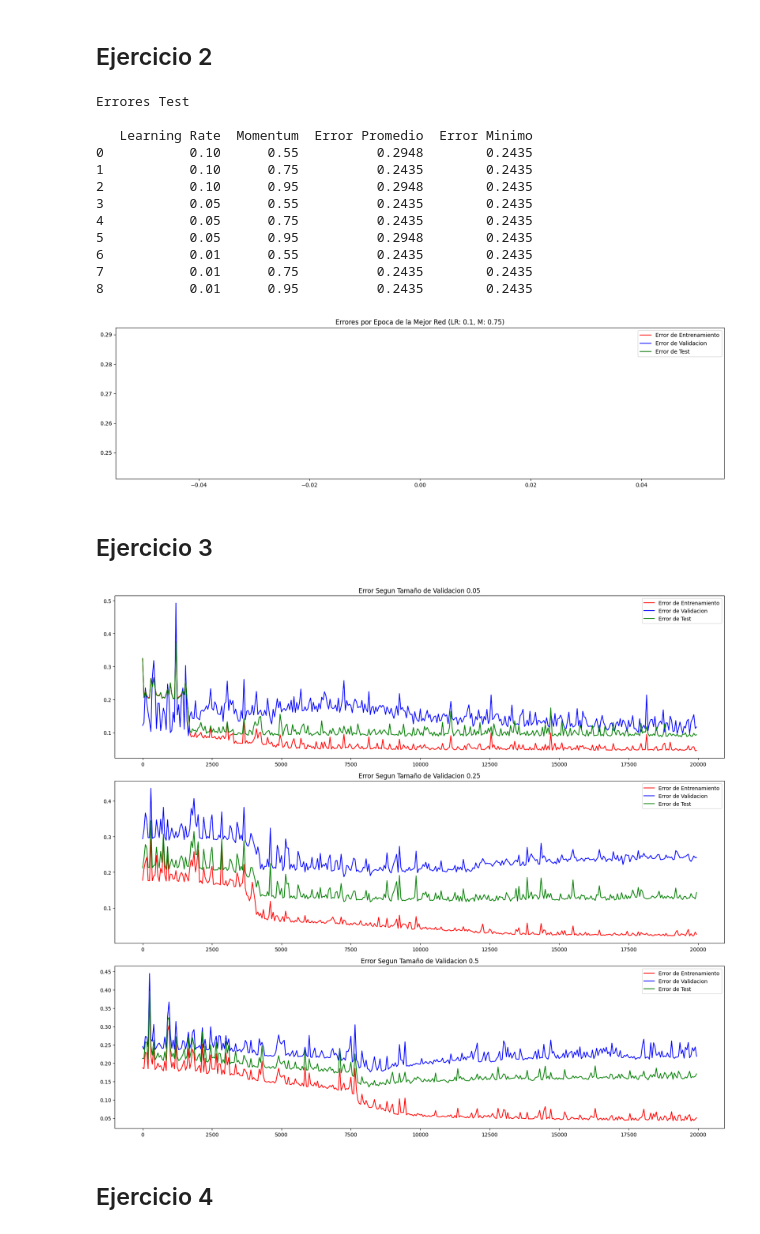
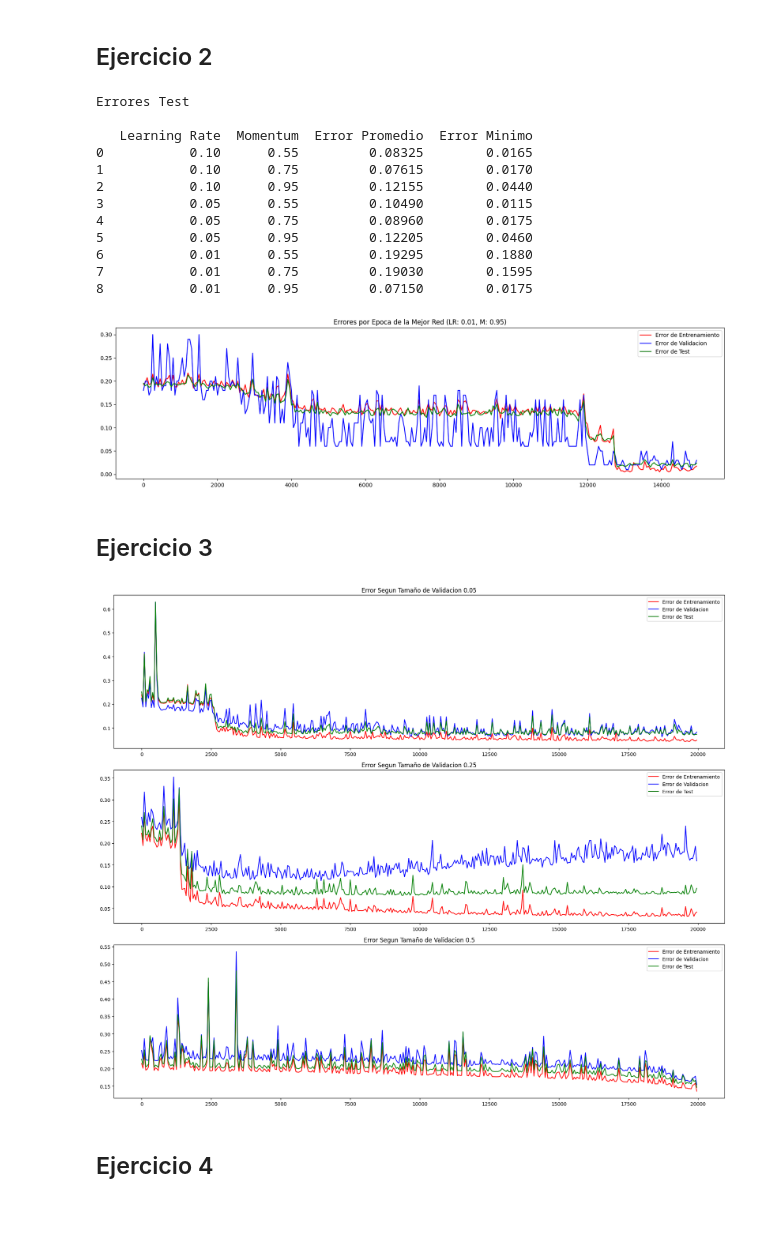
Before and after one commit to Pomarola/IAA, a Jupyter notebook: TP2.ipynb, the cells around one changed output. Drawn from its saved outputs; the diff is of its cells as text; code cells hidden in the pictures.

```diff
--- a/TP2.ipynb
+++ b/TP2.ipynb
@@ -166,10 +166,9 @@ y_test = csv['class']
 N2 = 6
 learning_rates = [0.1, 0.05, 0.01]
 momentums = [0.55, 0.75, 0.95]
-epochs = 1#50
-evals = 1#300
+epochs = 50
+evals = 300
 # %%
-# fig, axs = plt.subplots(4, 4, figsize=(15, 15))
 table = []
 best_reds = {}
 
@@ -198,24 +197,24 @@ print(table)
 Errores Test
 
    Learning Rate  Momentum  Error Promedio  Error Minimo
-0           0.10      0.55          0.2948        0.2435
-1           0.10      0.75          0.2435        0.2435
-2           0.10      0.95          0.2948        0.2435
-3           0.05      0.55          0.2435        0.2435
-4           0.05      0.75          0.2435        0.2435
-5           0.05      0.95          0.2948        0.2435
-6           0.01      0.55          0.2435        0.2435
-7           0.01      0.75          0.2435        0.2435
-8           0.01      0.95          0.2435        0.2435
+0           0.10      0.55         0.08325        0.0165
+1           0.10      0.75         0.07615        0.0170
+2           0.10      0.95         0.12155        0.0440
+3           0.05      0.55         0.10490        0.0115
+4           0.05      0.75         0.08960        0.0175
+5           0.05      0.95         0.12205        0.0460
+6           0.01      0.55         0.19295        0.1880
+7           0.01      0.75         0.19030        0.1595
+8           0.01      0.95         0.07150        0.0175
 # %%
-mejor_LR = 0.1
-mejor_M = 0.75
+mejor_LR = 0.01
+mejor_M = 0.95
 
 fig_large, ax_large = plt.subplots(figsize=(20, 5))
 best_red, error_train, error_val, error_test = best_reds[(mejor_LR, mejor_M)]
 plot_errors(ax_large, error_train, error_val, error_test, epochs, evals, f'Errores por Epoca de la Mejor Red (LR: {mejor_LR}, M: {mejor_M})')
 # %% [output]
-[figure, old version]
+[figure, new version]
 # %% [markdown]
 ## Ejercicio 3
 # %%
@@ -250,7 +249,7 @@ for idx, test_size in enumerate(test_sizes):
 plt.tight_layout()
 plt.show()
 # %% [output]
-[figure, old version]
+[figure, new version]
 # %% [markdown]
 ## Ejercicio 4
 # %%
```
Also changed, not shown: parts of 3 cells of this notebook, 1 other file.
